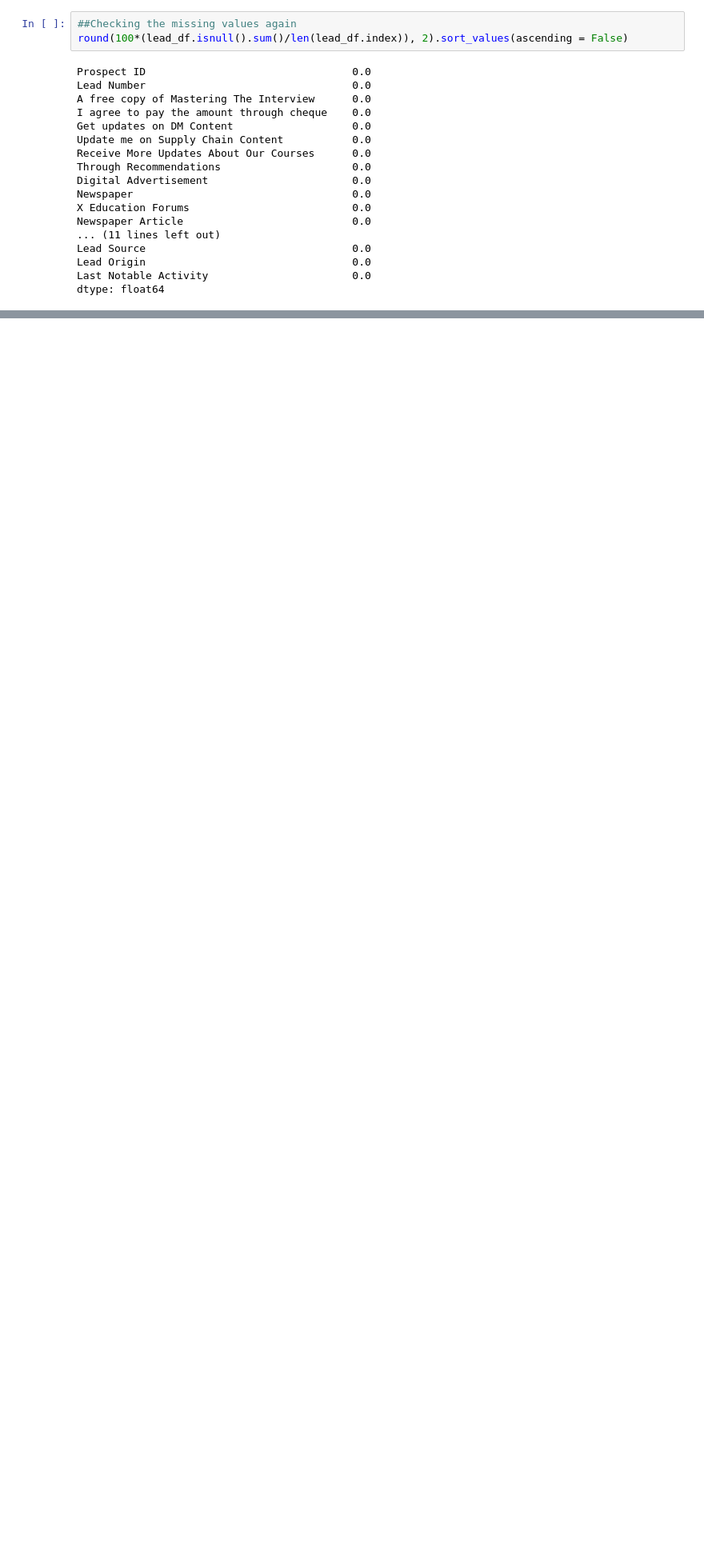
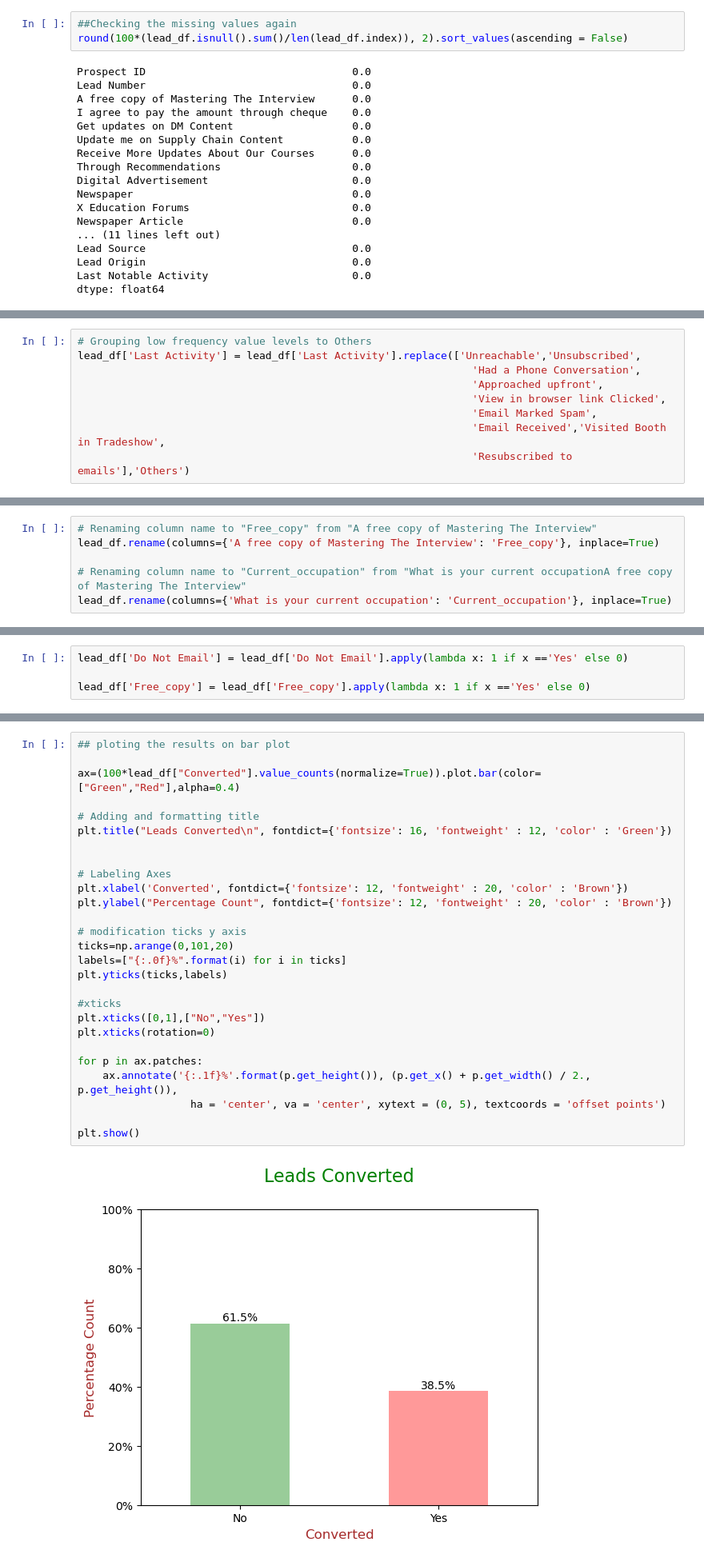
Before and after one commit to MadhevanA/LeadScoring_ug, a Jupyter notebook: Lead Scoring Case Study.ipynb, the cells around one changed output, grey strips where cells are left out. Shown at 80% size. Drawn from its saved outputs; the diff is of its cells as text; blank space fills up the shorter version.

```diff
--- a/Lead Scoring Case Study.ipynb
+++ b/Lead Scoring Case Study.ipynb
@@ -451,0 +675,9 @@ Index(['Prospect ID', 'Lead Number', 'Lead Origin', 'Lead Source',
+# %%
+# Grouping low frequency value levels to Others
+lead_df['Last Activity'] = lead_df['Last Activity'].replace(['Unreachable','Unsubscribed',
+                                                               'Had a Phone Conversation',
+                                                               'Approached upfront',
+                                                               'View in browser link Clicked',
+                                                               'Email Marked Spam',
+                                                               'Email Received','Visited Booth in Tradeshow',
+                                                               'Resubscribed to emails'],'Others')
@@ -451,0 +698,6 @@ Index(['Prospect ID', 'Lead Number', 'Lead Origin', 'Lead Source',
+# %%
+# Renaming column name to "Free_copy" from "A free copy of Mastering The Interview"
+lead_df.rename(columns={'A free copy of Mastering The Interview': 'Free_copy'}, inplace=True)
+
+# Renaming column name to "Current_occupation" from "What is your current occupationA free copy of Mastering The Interview"
+lead_df.rename(columns={'What is your current occupation': 'Current_occupation'}, inplace=True)
@@ -451,0 +706,4 @@ Index(['Prospect ID', 'Lead Number', 'Lead Origin', 'Lead Source',
+# %%
+lead_df['Do Not Email'] = lead_df['Do Not Email'].apply(lambda x: 1 if x =='Yes' else 0)
+
+lead_df['Free_copy'] = lead_df['Free_copy'].apply(lambda x: 1 if x =='Yes' else 0)
@@ -451,0 +742,29 @@ Index(['Prospect ID', 'Lead Number', 'Lead Origin', 'Lead Source',
+# %%
+## ploting the results on bar plot
+
+ax=(100*lead_df["Converted"].value_counts(normalize=True)).plot.bar(color=["Green","Red"],alpha=0.4)
+
+# Adding and formatting title
+plt.title("Leads Converted\n", fontdict={'fontsize': 16, 'fontweight' : 12, 'color' : 'Green'})
+
+
+# Labeling Axes
+plt.xlabel('Converted', fontdict={'fontsize': 12, 'fontweight' : 20, 'color' : 'Brown'})
+plt.ylabel("Percentage Count", fontdict={'fontsize': 12, 'fontweight' : 20, 'color' : 'Brown'})
+
+# modification ticks y axis
+ticks=np.arange(0,101,20)
+labels=["{:.0f}%".format(i) for i in ticks]
+plt.yticks(ticks,labels)
+
+#xticks
+plt.xticks([0,1],["No","Yes"])
+plt.xticks(rotation=0)
+
+for p in ax.patches:
+    ax.annotate('{:.1f}%'.format(p.get_height()), (p.get_x() + p.get_width() / 2., p.get_height()),
+                  ha = 'center', va = 'center', xytext = (0, 5), textcoords = 'offset points')
+
+plt.show()
+# %% [output]
+[figure, added]
```
Also changed, not shown: parts of 176 cells of this notebook.
